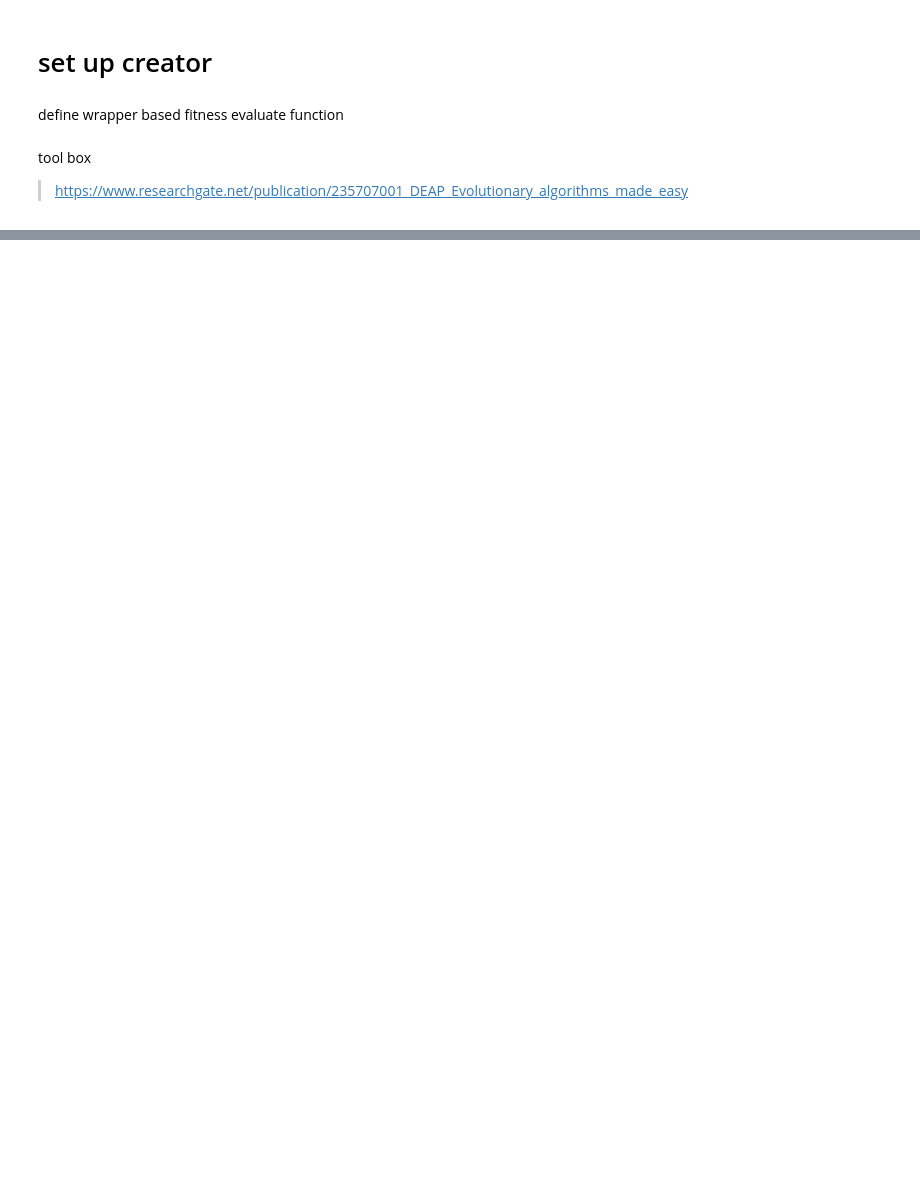
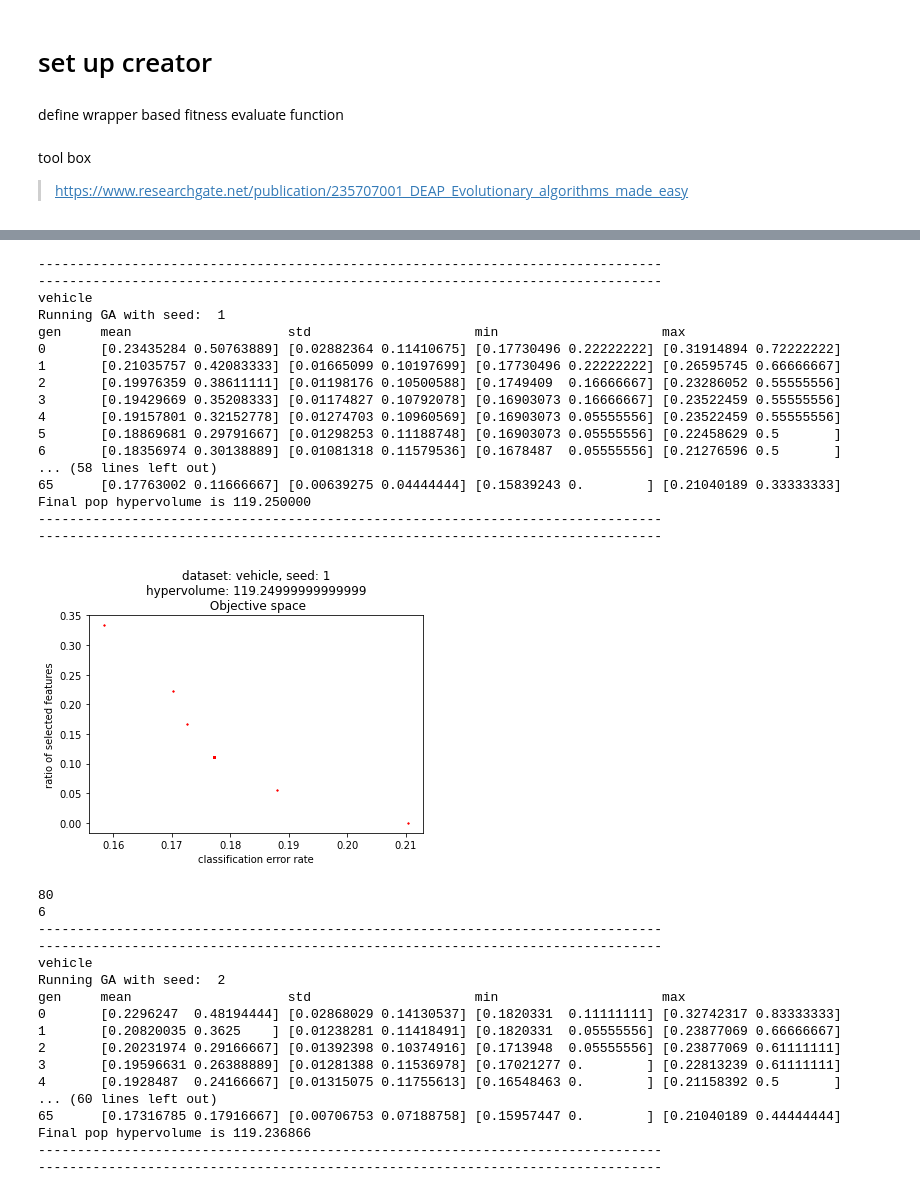
Before and after one commit to Yun-K/aiml426-a1, a Jupyter notebook: p3/p3.ipynb, the cells around one changed output, grey strips where cells are left out. Saved outputs shown, nothing was run; the diff lists cells and outputs as text; code cells hidden in the pictures; blank space fills up the shorter version.

```diff
--- a/p3/p3.ipynb
+++ b/p3/p3.ipynb
@@ -40,12 +36,10 @@ from deap import tools
 
 # define some constants for the genetic algorithm
 
-
-
 CONSTANTS_DICT = {
-    "POPULATION_SIZE": 100, # number of individuals in each population
-    "MAX_GENERATIONS": 100, # number of generations to run the algorithm
-    "CROSSOVER_RATE": 0.9, # crossover rate should always be 100%, based on slides
+    "POPULATION_SIZE": 80, # number of individuals in each population
+    "MAX_GENERATIONS": 66, # number of generations to run the algorithm
+    "CROSSOVER_RATE": 0.9, # crossover rate should be very high, based on slides
     "MUTATION_RATE": 0.2, # mutation rate
     "CLASSIFIER":KNeighborsClassifier() , # classifier to use
     # "BOUND_LOW": 0.0, # lower bound for the features
@@ -475,16 +501,17 @@ def run_3_times_with_different_seed(ds:DatasetPart3,
 # %%
-ds_vehicle = Vehicle.constructFromFile("./vehicle/vehicle.dat")
-pop_list,_ = run_3_times_with_different_seed(ds_vehicle, "vehicle",
-                                max_gen=100,
-                                run_times=3)
-print(f"Solution ")
-for i in range(len(pop_list)) :
-    pop = pop_list[i]
-    print("-"*60)
-    print(f"Pop for run with seed {i+1}:")
-    for j in range(len(pop)):
-        ind = pop[j]
-        print(f"Individual: {j}\n\tError rate{ind.fitness.values[0]}\n\t\
-          Ratio of selected features: {ind.fitness.values[1]}")
+def print_pareto_optimal_solutions_details(front_list:list):
+  print(f"Pareto-optimal solutions : ")
+  # remove duplicates
+  # front_list = [list(t) for t in set(tuple(element) for element in front_list)]
 
-print("-"*80)
+  for i in range(len(front_list)) :
+      front = front_list[i]
+
+      print("-"*60)
+      print(f"|Pareto-optimal front individuals for run with seed {i+1}:| error rate| ratio of selected features |")
+      for j in range(len(front)):
+          ind = front[j]
+          print(f"|Individual: {j} | {ind[0]} | {ind[1]}|")
+          # print(f"|Individual: {j} | {ind.fitness.values[0]} | {ind.fitness.values[1]}|")
+
+  print("-"*80)
@@ -543,0 +518,43 @@ KeyboardInterrupt:
+# %%
+ds_vehicle = Vehicle.constructFromFile("./vehicle/vehicle.dat")
+pop_list_vehicle,logbook_list_vehicle, hypervolume_list_vehicle, front_list_vehicle = run_3_times_with_different_seed(ds_vehicle, "vehicle",
+                                max_gen=66,
+                                run_times=3)
+
+print_pareto_optimal_solutions_details(front_list_vehicle)
+# %% [output]
+--------------------------------------------------------------------------------
+--------------------------------------------------------------------------------
+vehicle
+Running GA with seed:  1
+gen     mean                    std                     min                     max
+0       [0.23435284 0.50763889] [0.02882364 0.11410675] [0.17730496 0.22222222] [0.31914894 0.72222222]
+1       [0.21035757 0.42083333] [0.01665099 0.10197699] [0.17730496 0.22222222] [0.26595745 0.66666667]
+2       [0.19976359 0.38611111] [0.01198176 0.10500588] [0.1749409  0.16666667] [0.23286052 0.55555556]
+3       [0.19429669 0.35208333] [0.01174827 0.10792078] [0.16903073 0.16666667] [0.23522459 0.55555556]
+4       [0.19157801 0.32152778] [0.01274703 0.10960569] [0.16903073 0.05555556] [0.23522459 0.55555556]
+5       [0.18869681 0.29791667] [0.01298253 0.11188748] [0.16903073 0.05555556] [0.22458629 0.5       ]
+6       [0.18356974 0.30138889] [0.01081318 0.11579536] [0.1678487  0.05555556] [0.21276596 0.5       ]
+... (58 lines left out)
+65      [0.17763002 0.11666667] [0.00639275 0.04444444] [0.15839243 0.        ] [0.21040189 0.33333333]
+Final pop hypervolume is 119.250000
+--------------------------------------------------------------------------------
+--------------------------------------------------------------------------------
+[figure, added]
+80
+6
+--------------------------------------------------------------------------------
+--------------------------------------------------------------------------------
+vehicle
+Running GA with seed:  2
+gen     mean                    std                     min                     max
+0       [0.2296247  0.48194444] [0.02868029 0.14130537] [0.1820331  0.11111111] [0.32742317 0.83333333]
+1       [0.20820035 0.3625    ] [0.01238281 0.11418491] [0.1820331  0.05555556] [0.23877069 0.66666667]
+2       [0.20231974 0.29166667] [0.01392398 0.10374916] [0.1713948  0.05555556] [0.23877069 0.61111111]
+3       [0.19596631 0.26388889] [0.01281388 0.11536978] [0.17021277 0.        ] [0.22813239 0.61111111]
+4       [0.1928487  0.24166667] [0.01315075 0.11755613] [0.16548463 0.        ] [0.21158392 0.5       ]
+... (60 lines left out)
+65      [0.17316785 0.17916667] [0.00706753 0.07188758] [0.15957447 0.        ] [0.21040189 0.44444444]
+Final pop hypervolume is 119.236866
+--------------------------------------------------------------------------------
+--------------------------------------------------------------------------------
```
Also changed, not shown: parts of 14 cells of this notebook.
